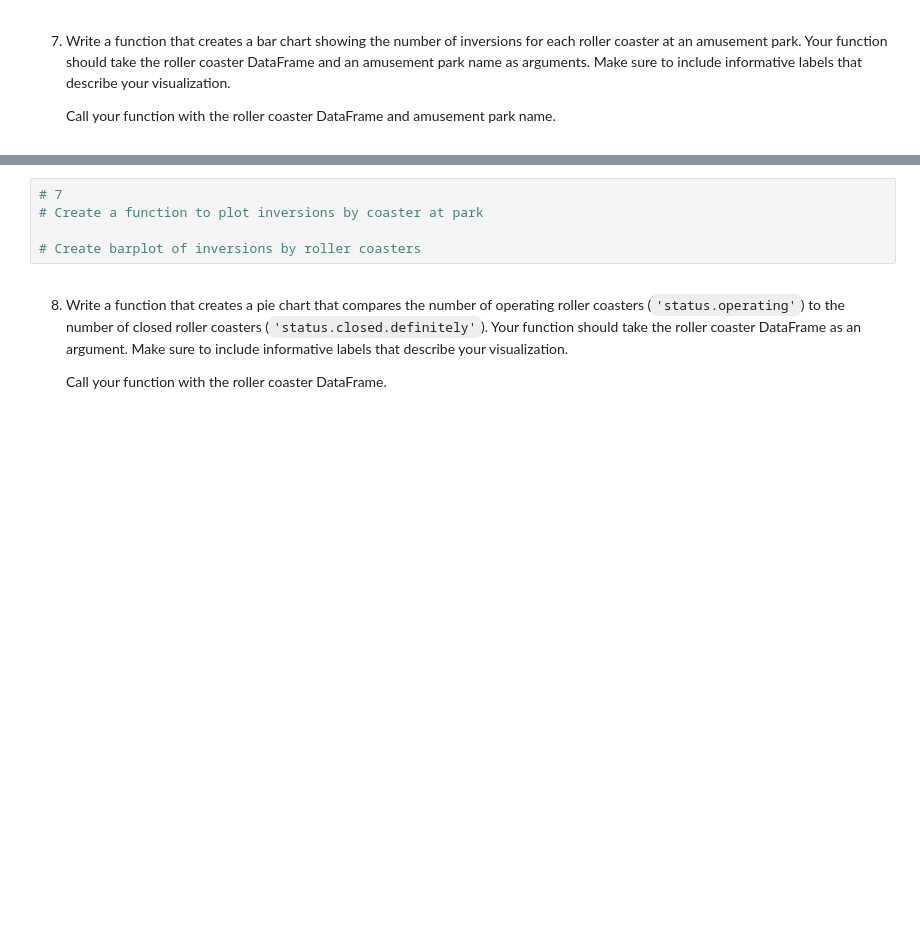
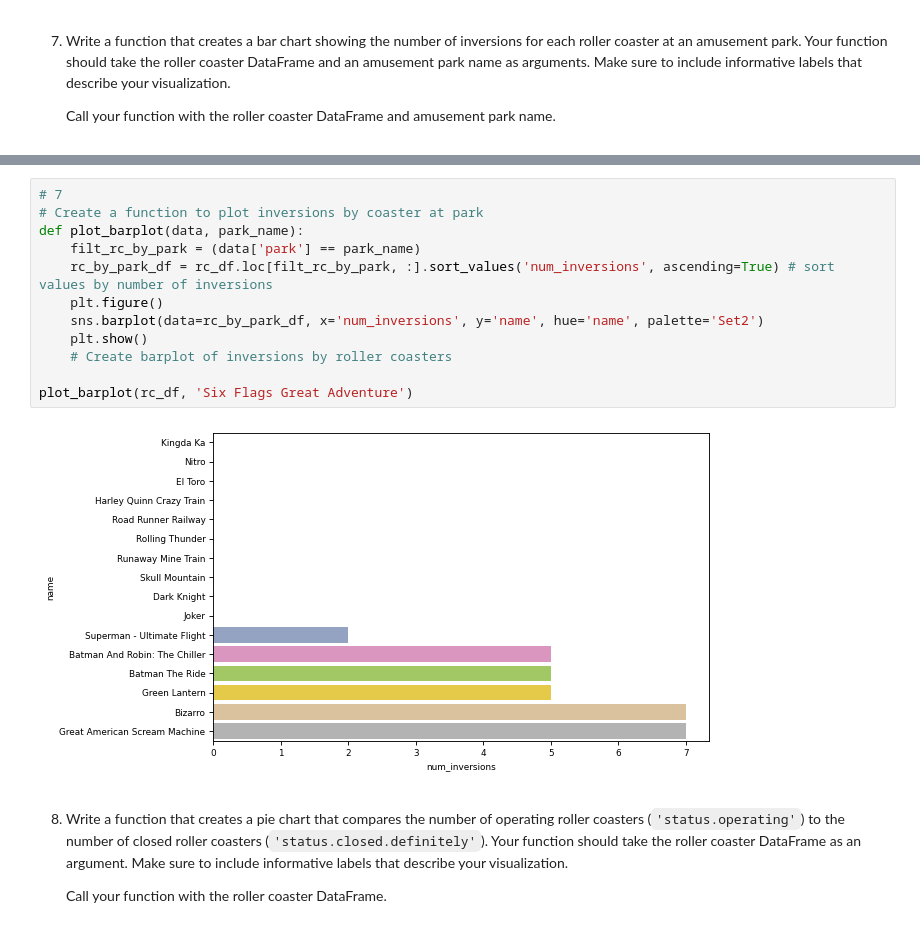
Before and after one commit to 7086600/roller_coaster_project, a Jupyter notebook: roller_coaster.ipynb, the cells around one changed output, grey strips where cells are left out. Saved outputs shown, nothing was run; the diff lists cells and outputs as text; blank space fills up the shorter version.

Commit message:
Create a function to plot inversions by coaster at park

```diff
--- a/roller_coaster.ipynb
+++ b/roller_coaster.ipynb
@@ -279,8 +293,17 @@ plot_hist_with_bins(rc_df, 'height', 50)
 # %%
 # 7
 # Create a function to plot inversions by coaster at park
+def plot_barplot(data, park_name):
+    filt_rc_by_park = (data['park'] == park_name)
+    rc_by_park_df = rc_df.loc[filt_rc_by_park, :].sort_values('num_inversions', ascending=True) # sort values by number of inversions
+    plt.figure()
+    sns.barplot(data=rc_by_park_df, x='num_inversions', y='name', hue='name', palette='Set2')
+    plt.show()
+    # Create barplot of inversions by roller coasters
 
-# Create barplot of inversions by roller coasters
+plot_barplot(rc_df, 'Six Flags Great Adventure')
+# %% [output]
+[figure, added]
 # %% [markdown]
 8. Write a function that creates a pie chart that compares the number of operating roller coasters (`'status.operating'`) to the number of closed roller coasters (`'status.closed.definitely'`). Your function should take the roller coaster DataFrame as an argument. Make sure to include informative labels that describe your visualization.
 
```
Also changed, not shown: parts of 1 cell of this notebook.
